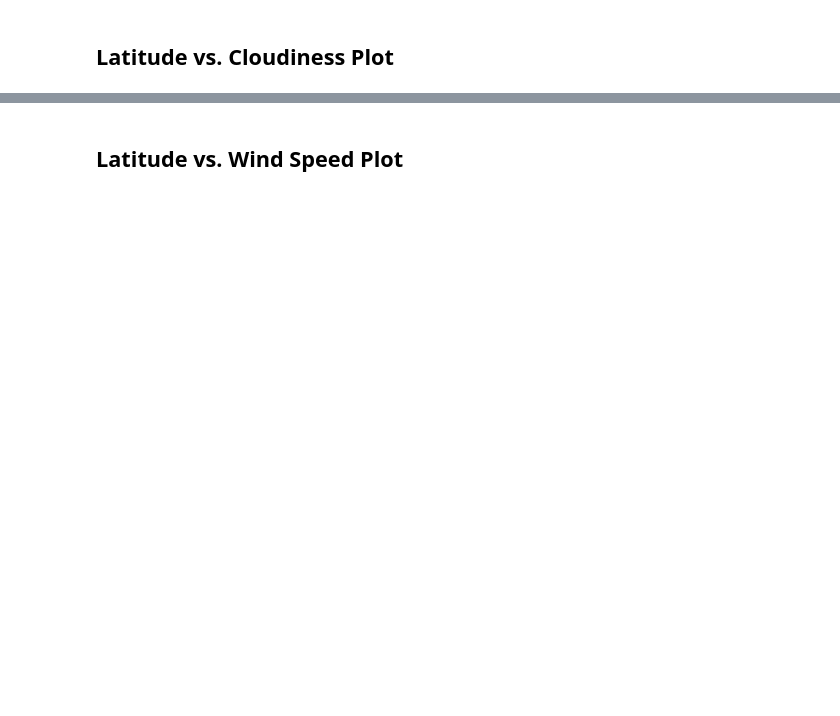
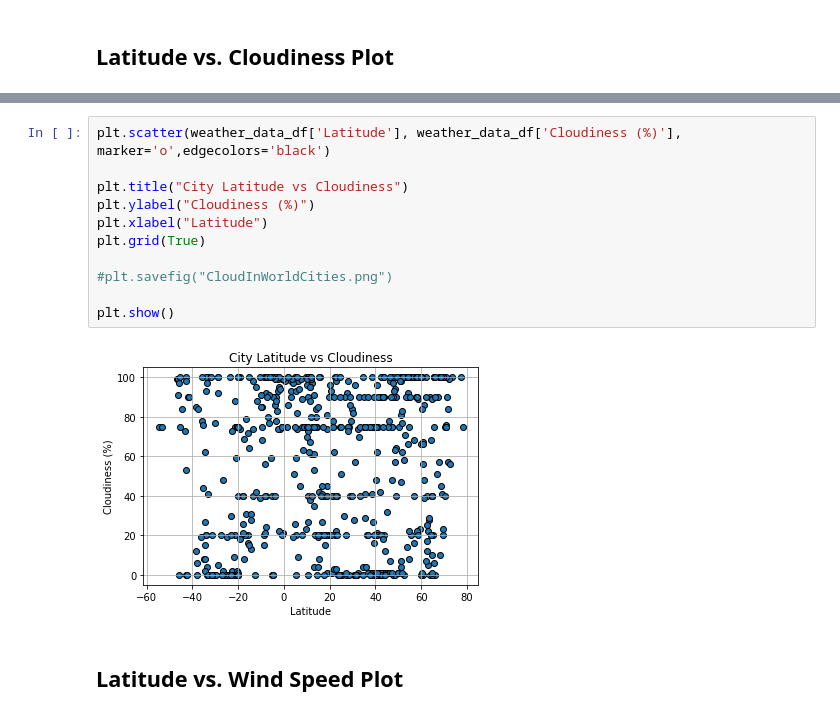
Before and after one commit to aebowden36/python-api-challenge, a Jupyter notebook: WeatherPy.ipynb, the cells around one changed output, grey strips where cells are left out. Drawn from its saved outputs; the diff is of its cells as text; blank space fills up the shorter version.

```diff
--- a/WeatherPy.ipynb
+++ b/WeatherPy.ipynb
@@ -191,2 +160,15 @@ Int64Index([], dtype='int64')
+# %%
+plt.scatter(weather_data_df['Latitude'], weather_data_df['Cloudiness (%)'], marker='o',edgecolors='black')
+
+plt.title("City Latitude vs Cloudiness")
+plt.ylabel("Cloudiness (%)")
+plt.xlabel("Latitude")
+plt.grid(True)
+
+#plt.savefig("CloudInWorldCities.png")
+
+plt.show()
+# %% [output]
+[figure, added]
 # %% [markdown]
 ## Latitude vs. Wind Speed Plot
```
Also changed, not shown: parts of 13 cells of this notebook.
